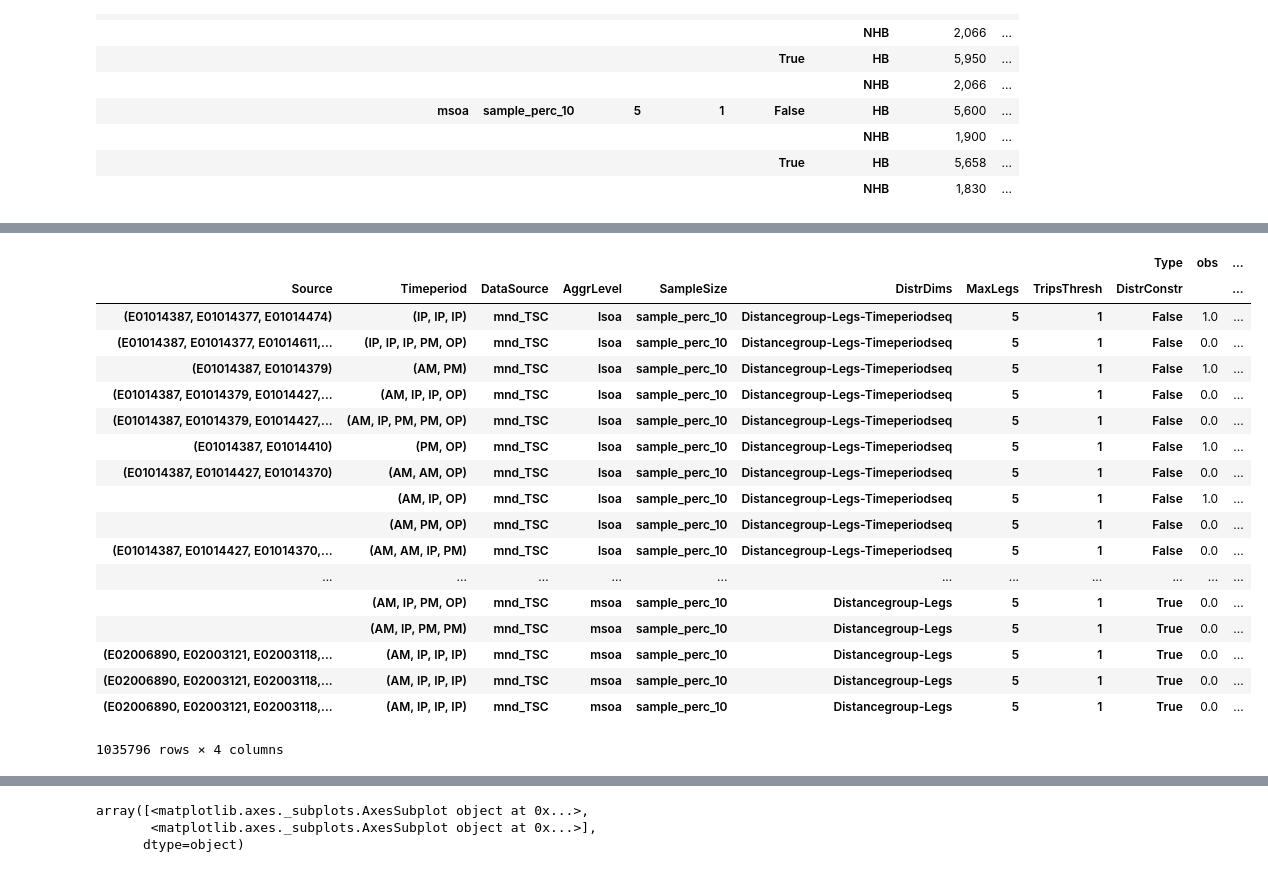
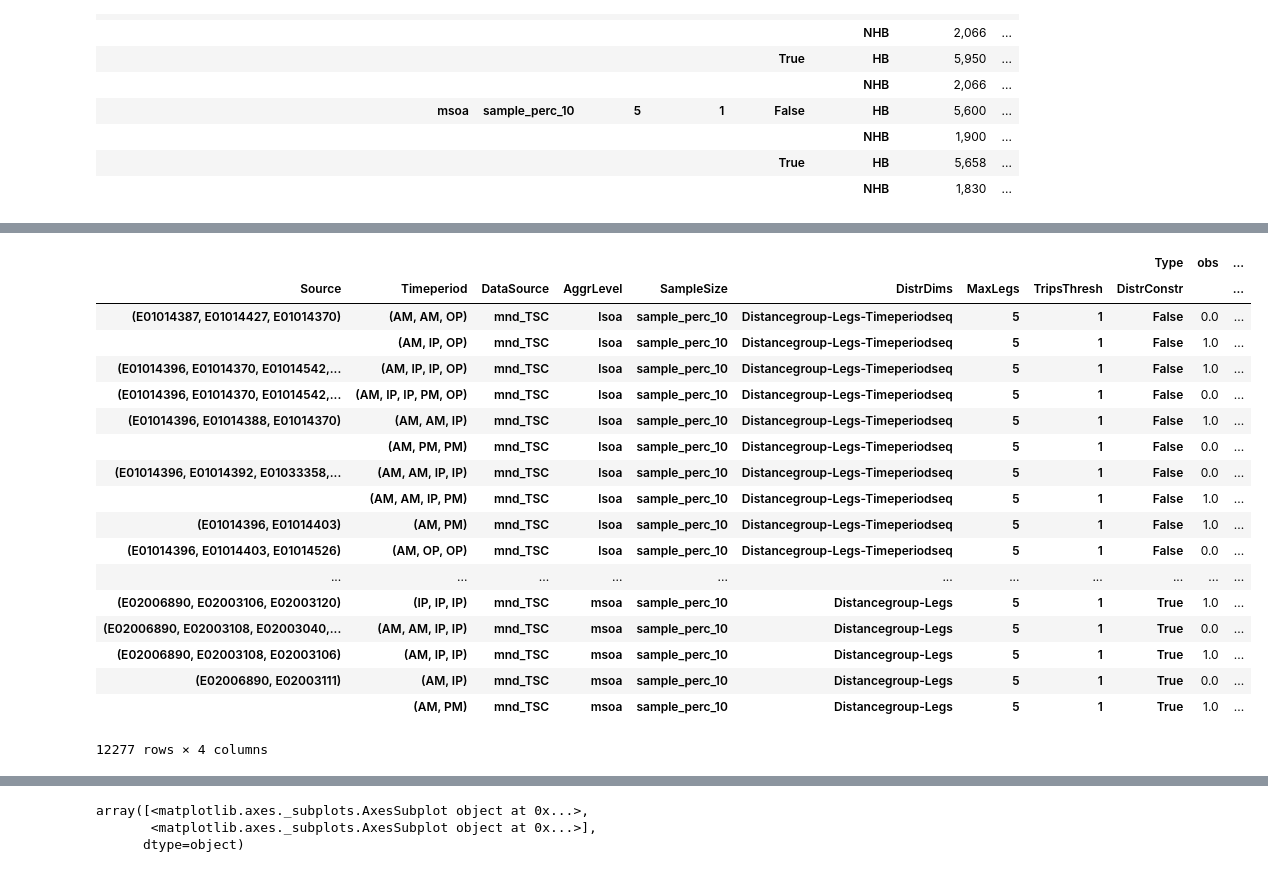
Before and after one commit to harisbal/od2trs, a Jupyter notebook: analysis/optimisation_results.ipynb, the cells around one changed output, grey strips where cells are left out. Cells and saved outputs as stored; diff of their text form; code cells hidden in the pictures.

```diff
--- a/analysis/optimisation_results.ipynb
+++ b/analysis/optimisation_results.ipynb
@@ -33,7 +33,11 @@ def prepare_results_filepaths(run_results_fldr):
     flpaths['observed_distribution'] = os.path.join(run_results_fldr, 'target_distribution.csv')
     flpaths['optimisation_results'] = os.path.join(run_results_fldr, 'results.json')
     flpaths['trs_descr_comp'] = os.path.join(run_results_fldr, 'trs_descr_comp.csv')
+    flpaths['metadata'] = os.path.join(run_results_fldr, 'metadata.json')
     return flpaths
+# %%
+def read_metadata(filepath):
+    return pd.read_json(filepath, typ='series')
 # %%
 def prepare_od_from_tours(trs_info, trs_descr, od_dims, name='Trips'):
     times_used = trs_info['Timesused']
@@ -185,6 +189,7 @@ def main(model_info):
     concat_comp_distrs = list()
     concat_comp_descrs = list()
     concat_comp_times_used = list()
+    concat_metadata = list()
 
     for legs, trips_thresh, distr_constr_enabled in params:
 
@@ -195,6 +200,8 @@ def main(model_info):
         run_results_fldr = os.path.join(results_folder, run_tmplt)
 
         flpaths = prepare_results_filepaths(run_results_fldr)
+
+        metadata = read_metadata(flpaths['metadata'])
 
         obs_distr = pd.read_csv(flpaths['observed_distribution'], index_col='Distrgroupid')
 
@@ -247,13 +254,14 @@ def main(model_info):
         comp_descr = include_run_info(comp_descr, d_run_info)
         comp_times_used = include_run_info(comp_times_used, d_run_info)
 
+        concat_metadata.append(metadata)
         concat_od_mdl.append(od_mdl)
         concat_od_obs.append(od_obs)
         concat_comp_descrs.append(comp_descr)
         concat_comp_distrs.append(comp_distr)
         concat_comp_times_used.append(comp_times_used)
 
-    print('Concatenating...')
+    metadata = pd.concat(concat_metadata, axis=1)
     od_mdl = pd.concat(concat_od_mdl)
     od_obs = pd.concat(concat_od_obs)
 
@@ -262,7 +270,7 @@ def main(model_info):
     comp_descrs = pd.concat(concat_comp_descrs)
     comp_times_used = pd.concat(concat_comp_times_used)
 
-    return comp_ods, comp_distrs, comp_descrs, comp_times_used
+    return metadata, comp_ods, comp_distrs, comp_descrs, comp_times_used
 # %%
 comparisons = dict()
 
@@ -270,14 +278,20 @@ ods = list()
 distrs = list()
 descrs = list()
 times_used = list()
+metadata = list()
 
 for ri in run_info:
-    comp_ods, comp_distrs, comp_descrs, comp_times_used = main(list(ri))
+    mdata, comp_ods, comp_distrs, comp_descrs, comp_times_used = main(list(ri))
+
+    metadata.append(mdata)
     ods.append(comp_ods)
     distrs.append(comp_distrs)
     descrs.append(comp_descrs)
     times_used.append(comp_times_used)
 
+comparisons['metadata'] = pd.concat(metadata, axis=1)
+comparisons['metadata'].columns = list(range(1, comparisons['metadata'].shape[1] + 1))
+comparisons['metadata'].columns.name = 'RunId'
 comparisons['ods'] = pd.concat(ods)
 comparisons['distrs'] = pd.concat(distrs)
 comparisons['descrs'] = pd.concat(descrs)
@@ -286,6 +300,7 @@ comparisons['timesused'] = pd.concat(times_used)
 if export:
     print('Exporting...')
     #mdl_nchains.to_csv(os.path.join(out_folder, 'optimisation_results.csv'), header=True, index=True)
+    comparisons['metadata'].to_csv(os.path.join(out_folder, 'metadata.csv'), header=True)
     comparisons['ods'].to_csv(os.path.join(out_folder, 'comparison_od.csv'), header=True)
     comparisons['distrs'].to_csv(os.path.join(out_folder, 'comparison_distributions.csv'), header=True, index=True)
     comparisons['descrs'].to_csv(os.path.join(out_folder, 'comparison_descrs.csv'), header=True, index=True)
@@ -429,24 +489,24 @@ comparisons['timesused'].xs(True, level='DistrConstr').groupby(level=grpby_cols)
 # %%
 df = comparisons['timesused'].copy()
-#df = df[df.Diffabs!=0]
+df = df[df.Diff!=0]
 df
 # %% [output]
 |  |  |  |  |  |  |  |  | Type | obs | ... |
 | Source | Timeperiod | DataSource | AggrLevel | SampleSize | DistrDims | MaxLegs | TripsThresh | DistrConstr |  | ... |
-| (E01014387, E01014377, E01014474) | (IP, IP, IP) | mnd_TSC | lsoa | sample_perc_10 | Distancegroup-Legs-Timeperiodseq | 5 | 1 | False | 1.0 | ... |
-| (E01014387, E01014377, E01014611,... | (IP, IP, IP, PM, OP) | mnd_TSC | lsoa | sample_perc_10 | Distancegroup-Legs-Timeperiodseq | 5 | 1 | False | 0.0 | ... |
-| (E01014387, E01014379) | (AM, PM) | mnd_TSC | lsoa | sample_perc_10 | Distancegroup-Legs-Timeperiodseq | 5 | 1 | False | 1.0 | ... |
-| (E01014387, E01014379, E01014427,... | (AM, IP, IP, OP) | mnd_TSC | lsoa | sample_perc_10 | Distancegroup-Legs-Timeperiodseq | 5 | 1 | False | 0.0 | ... |
-| (E01014387, E01014379, E01014427,... | (AM, IP, PM, PM, OP) | mnd_TSC | lsoa | sample_perc_10 | Distancegroup-Legs-Timeperiodseq | 5 | 1 | False | 0.0 | ... |
-| (E01014387, E01014410) | (PM, OP) | mnd_TSC | lsoa | sample_perc_10 | Distancegroup-Legs-Timeperiodseq | 5 | 1 | False | 1.0 | ... |
 | (E01014387, E01014427, E01014370) | (AM, AM, OP) | mnd_TSC | lsoa | sample_perc_10 | Distancegroup-Legs-Timeperiodseq | 5 | 1 | False | 0.0 | ... |
 |  | (AM, IP, OP) | mnd_TSC | lsoa | sample_perc_10 | Distancegroup-Legs-Timeperiodseq | 5 | 1 | False | 1.0 | ... |
-|  | (AM, PM, OP) | mnd_TSC | lsoa | sample_perc_10 | Distancegroup-Legs-Timeperiodseq | 5 | 1 | False | 0.0 | ... |
-| (E01014387, E01014427, E01014370,... | (AM, AM, IP, PM) | mnd_TSC | lsoa | sample_perc_10 | Distancegroup-Legs-Timeperiodseq | 5 | 1 | False | 0.0 | ... |
+| (E01014396, E01014370, E01014542,... | (AM, IP, IP, OP) | mnd_TSC | lsoa | sample_perc_10 | Distancegroup-Legs-Timeperiodseq | 5 | 1 | False | 1.0 | ... |
+| (E01014396, E01014370, E01014542,... | (AM, IP, IP, PM, OP) | mnd_TSC | lsoa | sample_perc_10 | Distancegroup-Legs-Timeperiodseq | 5 | 1 | False | 0.0 | ... |
+| (E01014396, E01014388, E01014370) | (AM, AM, IP) | mnd_TSC | lsoa | sample_perc_10 | Distancegroup-Legs-Timeperiodseq | 5 | 1 | False | 1.0 | ... |
+|  | (AM, PM, PM) | mnd_TSC | lsoa | sample_perc_10 | Distancegroup-Legs-Timeperiodseq | 5 | 1 | False | 0.0 | ... |
+| (E01014396, E01014392, E01033358,... | (AM, AM, IP, IP) | mnd_TSC | lsoa | sample_perc_10 | Distancegroup-Legs-Timeperiodseq | 5 | 1 | False | 0.0 | ... |
+|  | (AM, AM, IP, PM) | mnd_TSC | lsoa | sample_perc_10 | Distancegroup-Legs-Timeperiodseq | 5 | 1 | False | 1.0 | ... |
+| (E01014396, E01014403) | (AM, PM) | mnd_TSC | lsoa | sample_perc_10 | Distancegroup-Legs-Timeperiodseq | 5 | 1 | False | 1.0 | ... |
+| (E01014396, E01014403, E01014526) | (AM, OP, OP) | mnd_TSC | lsoa | sample_perc_10 | Distancegroup-Legs-Timeperiodseq | 5 | 1 | False | 0.0 | ... |
 | ... | ... | ... | ... | ... | ... | ... | ... | ... | ... | ... |
-|  | (AM, IP, PM, OP) | mnd_TSC | msoa | sample_perc_10 | Distancegroup-Legs | 5 | 1 | True | 0.0 | ... |
-|  | (AM, IP, PM, PM) | mnd_TSC | msoa | sample_perc_10 | Distancegroup-Legs | 5 | 1 | True | 0.0 | ... |
-| (E02006890, E02003121, E02003118,... | (AM, IP, IP, IP) | mnd_TSC | msoa | sample_perc_10 | Distancegroup-Legs | 5 | 1 | True | 0.0 | ... |
-| (E02006890, E02003121, E02003118,... | (AM, IP, IP, IP) | mnd_TSC | msoa | sample_perc_10 | Distancegroup-Legs | 5 | 1 | True | 0.0 | ... |
-| (E02006890, E02003121, E02003118,... | (AM, IP, IP, IP) | mnd_TSC | msoa | sample_perc_10 | Distancegroup-Legs | 5 | 1 | True | 0.0 | ... |
+| (E02006890, E02003106, E02003120) | (IP, IP, IP) | mnd_TSC | msoa | sample_perc_10 | Distancegroup-Legs | 5 | 1 | True | 1.0 | ... |
+| (E02006890, E02003108, E02003040,... | (AM, AM, IP, IP) | mnd_TSC | msoa | sample_perc_10 | Distancegroup-Legs | 5 | 1 | True | 0.0 | ... |
+| (E02006890, E02003108, E02003106) | (AM, IP, IP) | mnd_TSC | msoa | sample_perc_10 | Distancegroup-Legs | 5 | 1 | True | 1.0 | ... |
+| (E02006890, E02003111) | (AM, IP) | mnd_TSC | msoa | sample_perc_10 | Distancegroup-Legs | 5 | 1 | True | 0.0 | ... |
+|  | (AM, PM) | mnd_TSC | msoa | sample_perc_10 | Distancegroup-Legs | 5 | 1 | True | 1.0 | ... |
-1035796 rows × 4 columns
+12277 rows × 4 columns
```
Also changed, not shown: parts of 13 cells of this notebook, 2 other files.
